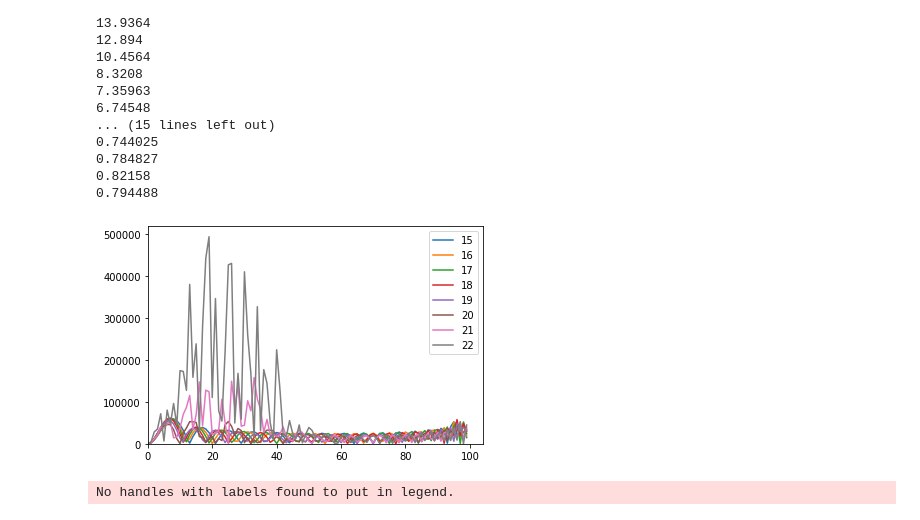
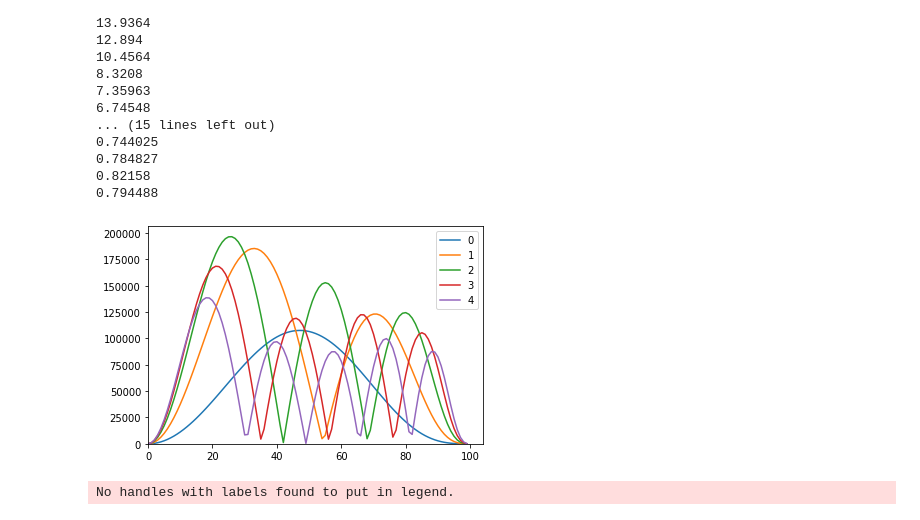
Before and after one commit to kitgeorge/cita_project, a Jupyter notebook: plotting/coefficient_diagnosis.ipynb, the cells around one changed output. Saved outputs shown, nothing was run; the diff lists cells and outputs as text; code cells hidden in the pictures.

```diff
--- a/plotting/coefficient_diagnosis.ipynb
+++ b/plotting/coefficient_diagnosis.ipynb
@@ -43,14 +43,14 @@ density_terms = np.loadtxt("../data/basis_functions/spiral_density_terms.csv")
 density_terms = density_terms.reshape(31, 61, 100)
 # %%
 plt.figure()
-for i in range(15, 23):
+for i in range(5):
         plt.plot((density_terms[i, 32, :]), label="{}".format(i))
 plt.xlim(0)
 plt.ylim(0)
 plt.legend()
 plt.show()
 # %% [output]
-[figure, old version]
+[figure, new version]
 # %%
 terms_max = np.max(density_terms, axis=2)
 plt.imshow(terms_max)
```
Also changed, not shown: 1 other file.
